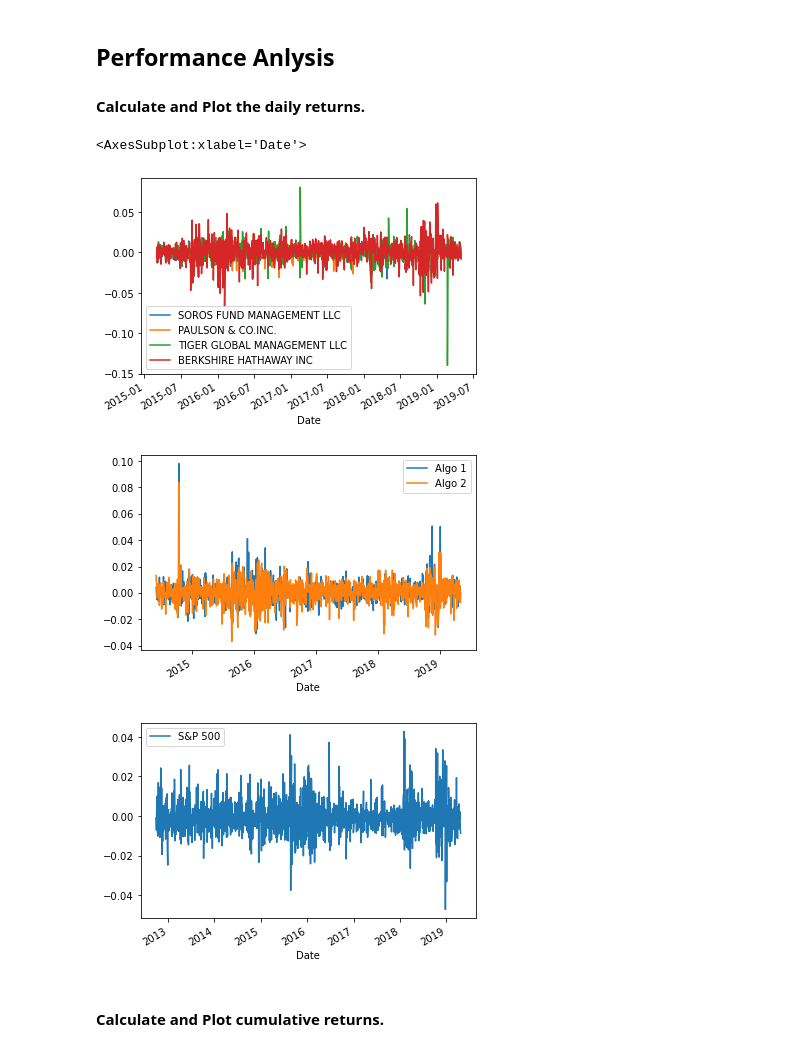
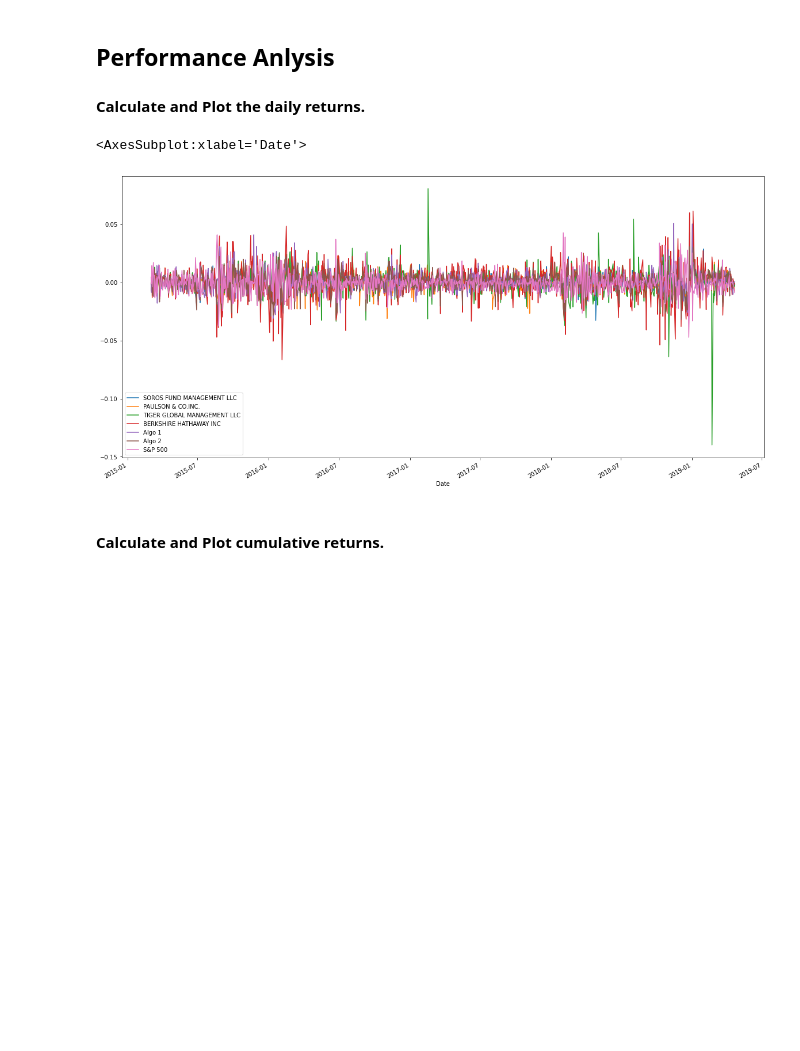
Before and after one commit to jgb161/Pandas-Financial-Analysis, a Jupyter notebook: whale_analysis.ipynb, the cells around one changed output. Cells and saved outputs as stored; diff of their text form; code cells hidden in the pictures; blank space fills up the shorter version.

```diff
--- a/whale_analysis.ipynb
+++ b/whale_analysis.ipynb
@@ -187,14 +187,10 @@ In this section, you will calculate and visualize performance and risk metrics f
 #### Calculate and Plot the daily returns.
 # %%
 # Plot daily returns of all portfolios
-whale_return_df.plot()
-algo_return_df.plot()
-sp500_daily_returns.plot()
+combined_df.plot(figsize=(20,10))
 # %% [output]
 <AxesSubplot:xlabel='Date'>
-[figure, old version]
+[figure, new version]
-[figure, removed]
-[figure, removed]
 # %% [markdown]
 #### Calculate and Plot cumulative returns.
 # %%
```
Also changed, not shown: parts of 12 cells of this notebook.
